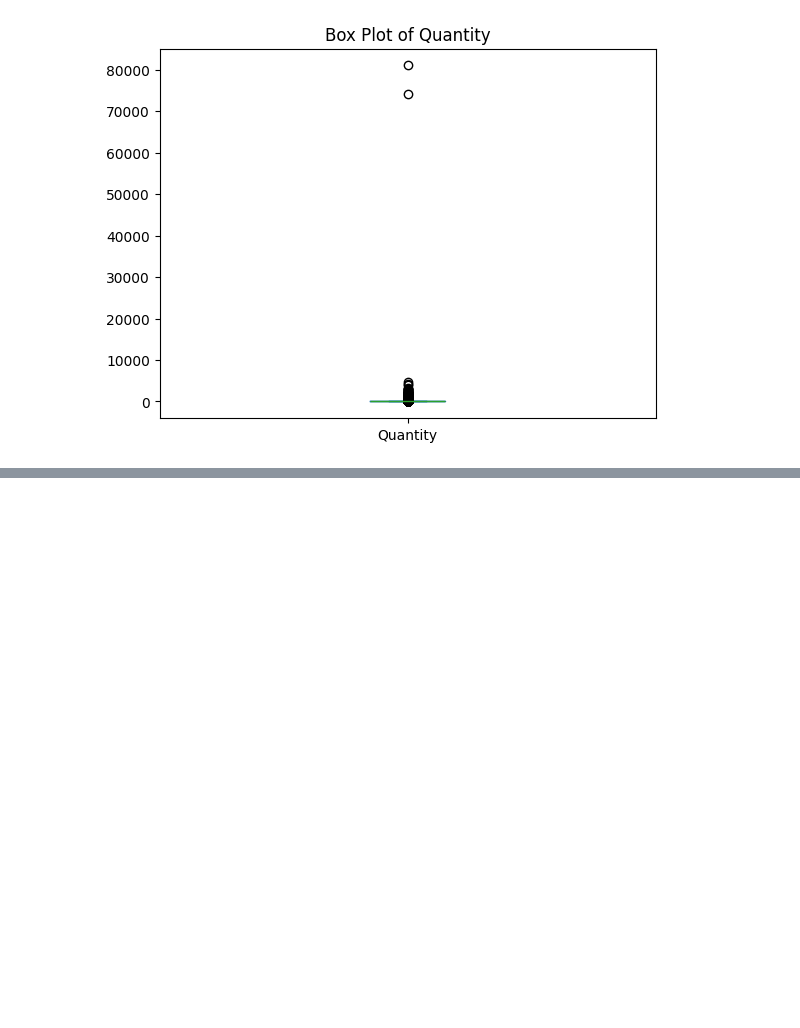
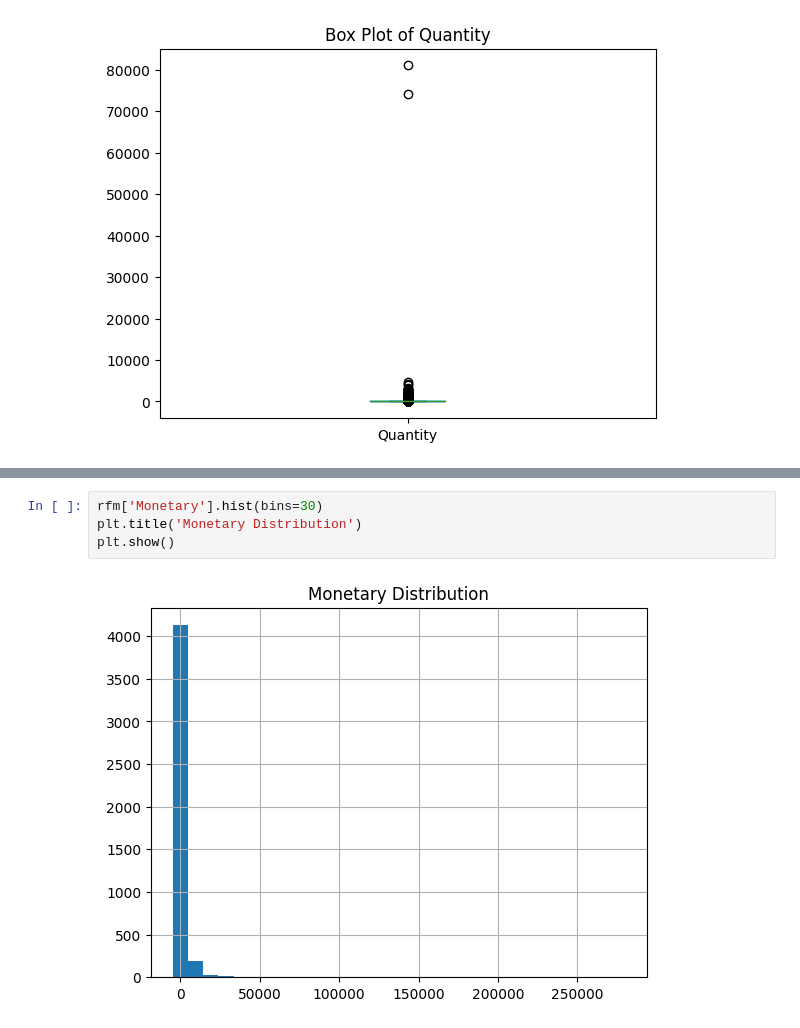
Before and after one commit to Break-Through-Tech/witOmni-1A-ai-powered-customer-intelligence-for-smarter-marketing, a Jupyter notebook: notebooks/witOmni_1A.ipynb, the cells around one changed output, grey strips where cells are left out. Saved outputs shown, nothing was run; the diff lists cells and outputs as text; blank space fills up the shorter version.

```diff
--- a/notebooks/witOmni_1A.ipynb
+++ b/notebooks/witOmni_1A.ipynb
@@ -522,0 +545,6 @@ df['Quantity'].plot(kind='box', title='Box Plot of Quantity')
+# %%
+rfm['Monetary'].hist(bins=30)
+plt.title('Monetary Distribution')
+plt.show()
+# %% [output]
+[figure, added]
```
Also changed, not shown: parts of 15 cells of this notebook.
